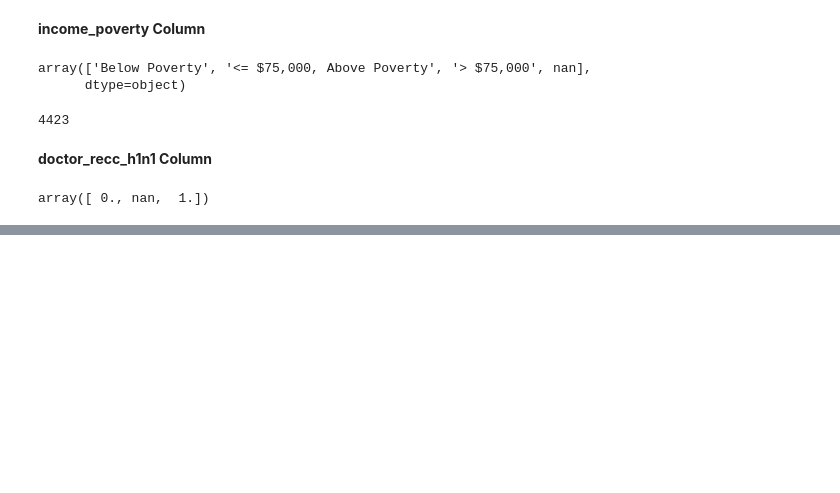
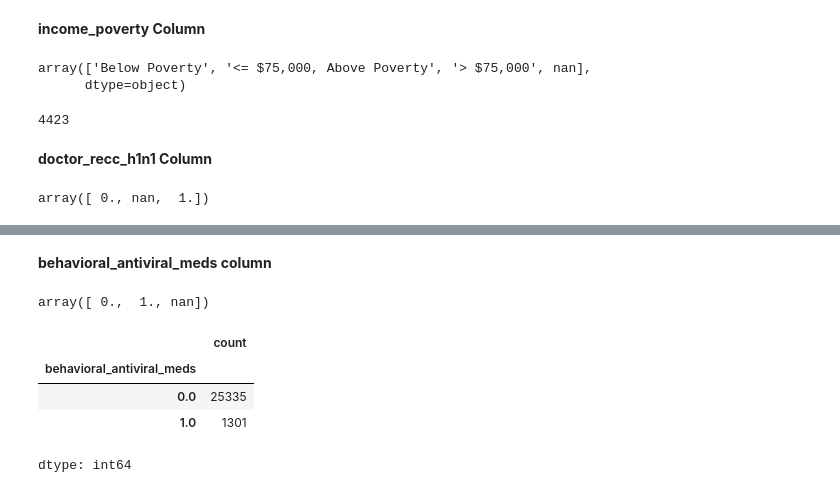
Before and after one commit to KeyMoney22/Flu-Shot-Learning, a Jupyter notebook: Flu_Shot_Learning_Predict_H1N1_and_Seasonal_Flu_Vaccines.ipynb, the cells around one changed output, grey strips where cells are left out. Cells and saved outputs as stored; diff of their text form; code cells hidden in the pictures; blank space fills up the shorter version.

```diff
--- a/Flu_Shot_Learning_Predict_H1N1_and_Seasonal_Flu_Vaccines.ipynb
+++ b/Flu_Shot_Learning_Predict_H1N1_and_Seasonal_Flu_Vaccines.ipynb
@@ -249,0 +274,14 @@ df_train['doctor_recc_h1n1'].fillna(0, inplace=True)
+# %% [markdown]
+**behavioral_antiviral_meds column**
+# %%
+df_train['behavioral_antiviral_meds'].unique()
+# %% [output]
+array([ 0.,  1., nan])
+# %%
+df_train['behavioral_antiviral_meds'].value_counts()
+# %% [output]
+|  | count |
+| behavioral_antiviral_meds |  |
+| 0.0 | 25335 |
+| 1.0 | 1301 |
+dtype: int64
```
Also changed, not shown: parts of 7 cells of this notebook.
